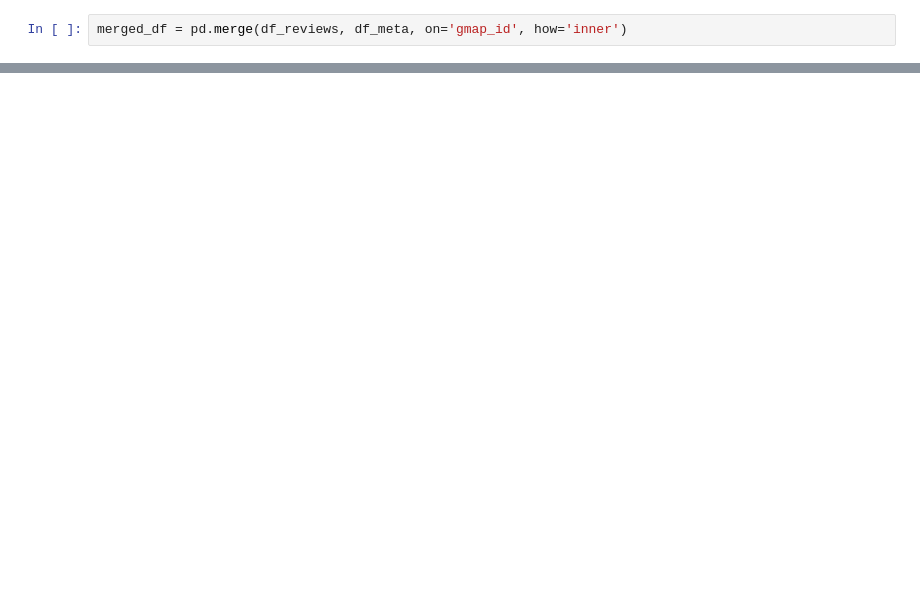
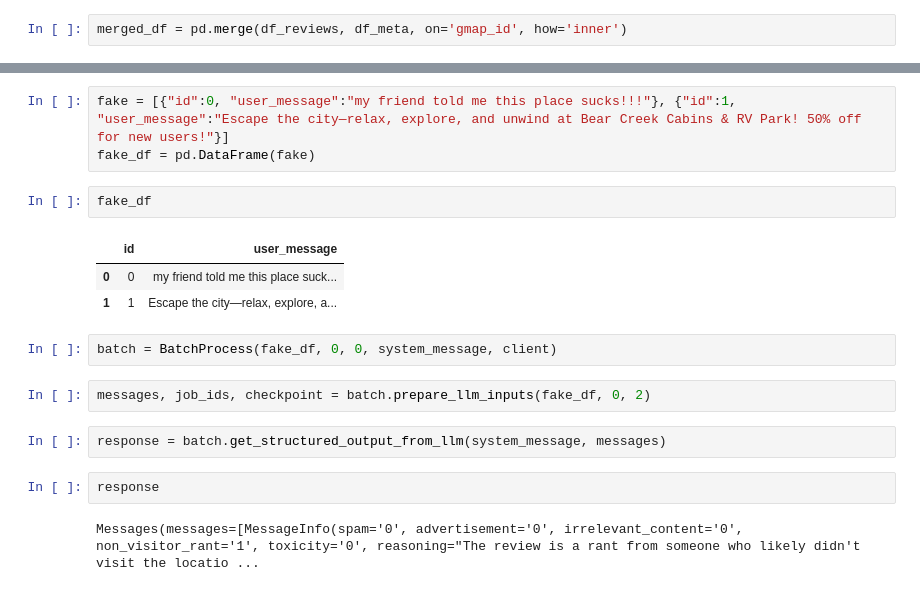
Before and after one commit to frznprograms/ARC, a Jupyter notebook: test.ipynb, the cells around one changed output, grey strips where cells are left out. Drawn from its saved outputs; the diff is of its cells as text; blank space fills up the shorter version.

```diff
--- a/test.ipynb
+++ b/test.ipynb
@@ -99,0 +355,19 @@ TypeError: unhashable type: 'list'
+# %%
+fake = [{"id":0, "user_message":"my friend told me this place sucks!!!"}, {"id":1, "user_message":"Escape the city—relax, explore, and unwind at Bear Creek Cabins & RV Park! 50% off for new users!"}]
+fake_df = pd.DataFrame(fake)
+# %%
+fake_df
+# %% [output]
+|  | id | user_message |
+| 0 | 0 | my friend told me this place suck... |
+| 1 | 1 | Escape the city—relax, explore, a... |
+# %%
+batch = BatchProcess(fake_df, 0, 0, system_message, client)
+# %%
+messages, job_ids, checkpoint = batch.prepare_llm_inputs(fake_df, 0, 2)
+# %%
+response = batch.get_structured_output_from_llm(system_message, messages)
+# %%
+response
+# %% [output]
+Messages(messages=[MessageInfo(spam='0', advertisement='0', irrelevant_content='0', non_visitor_rant='1', toxicity='0', reasoning="The review is a rant from someone who likely didn't visit the locatio ...
```
Also changed, not shown: parts of 24 cells of this notebook, 4 other files.
